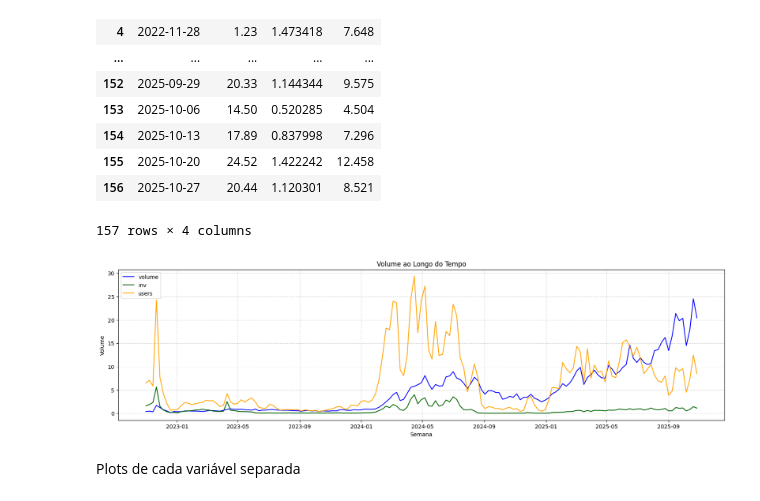
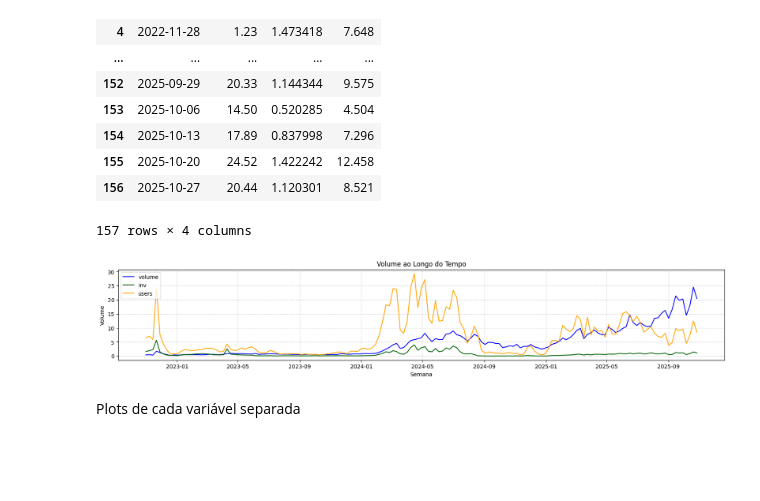
Before and after one commit to GuilhermeCastilho02/Series-Temporais-A2, a Jupyter notebook: trabalho_a2.ipynb, the cells around one changed output. Cells and saved outputs as stored; diff of their text form; code cells hidden in the pictures; blank space fills up the shorter version.

```diff
--- a/trabalho_a2.ipynb
+++ b/trabalho_a2.ipynb
@@ -56,23 +55,23 @@ prison
 prison["week"] = pd.to_datetime(prison["week"])
 # %%
 # Criar o gráfico
-plt.figure(figsize=(20, 5))
+plt.figure(figsize=(20, 3))
 plt.plot(prison["week"], prison["volume"], linestyle="-", marker="", color="blue", label="volume")
 plt.plot(prison["week"], prison["inv"], linestyle="-", marker="", color="darkgreen", label="inv")
 plt.plot(prison["week"], prison["users"], linestyle="-", marker="", color="orange", label="users")
 
 # Labels e título
 plt.xlabel("Semana")
 plt.ylabel("Volume")
 plt.title("Volume ao Longo do Tempo")
 plt.legend(loc="upper left")
 
 # Estilo minimalista
 plt.grid(True, linestyle="--", alpha=0.5)
 # plt.tight_layout()
 plt.show()
 # %% [output]
-[figure, old version]
+[figure, new version]
 # %% [markdown]
 Plots de cada variável separada
 # %%
```
Also changed, not shown: parts of 15 cells of this notebook.
